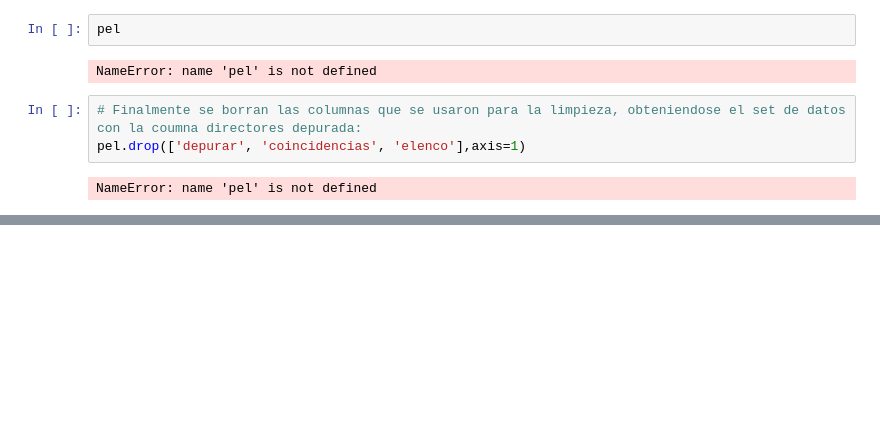
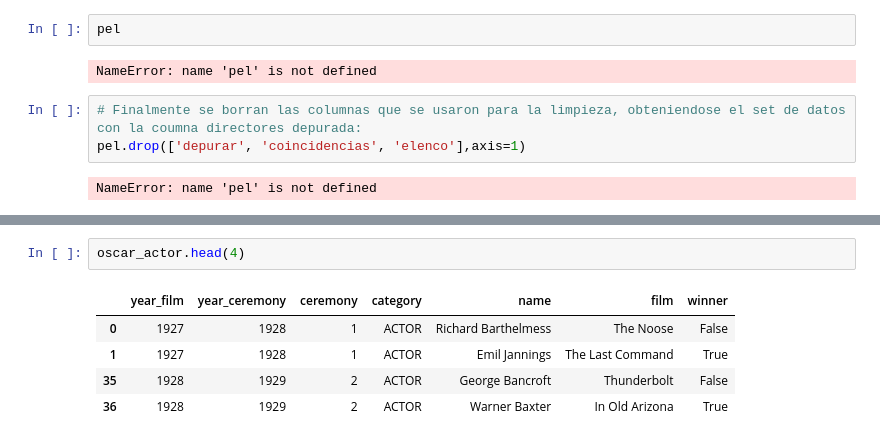
Before and after one commit to L-Ameneiro/IngeniasDataScience, a Jupyter notebook: notebooks/ANALISIS Y PROCESAMIENTO.ipynb, the cells around one changed output, grey strips where cells are left out. Drawn from its saved outputs; the diff is of its cells as text; blank space fills up the shorter version.

```diff
--- a/notebooks/ANALISIS Y PROCESAMIENTO.ipynb
+++ b/notebooks/ANALISIS Y PROCESAMIENTO.ipynb
@@ -780,0 +804,8 @@ NameError: name 'pel' is not defined
+# %%
+oscar_actor.head(4)
+# %% [output]
+|  | year_film | year_ceremony | ceremony | category | name | film | winner |
+| 0 | 1927 | 1928 | 1 | ACTOR | Richard Barthelmess | The Noose | False |
+| 1 | 1927 | 1928 | 1 | ACTOR | Emil Jannings | The Last Command | True |
+| 35 | 1928 | 1929 | 2 | ACTOR | George Bancroft | Thunderbolt | False |
+| 36 | 1928 | 1929 | 2 | ACTOR | Warner Baxter | In Old Arizona | True |
```
Also changed, not shown: parts of 8 cells of this notebook, 3 other files.
